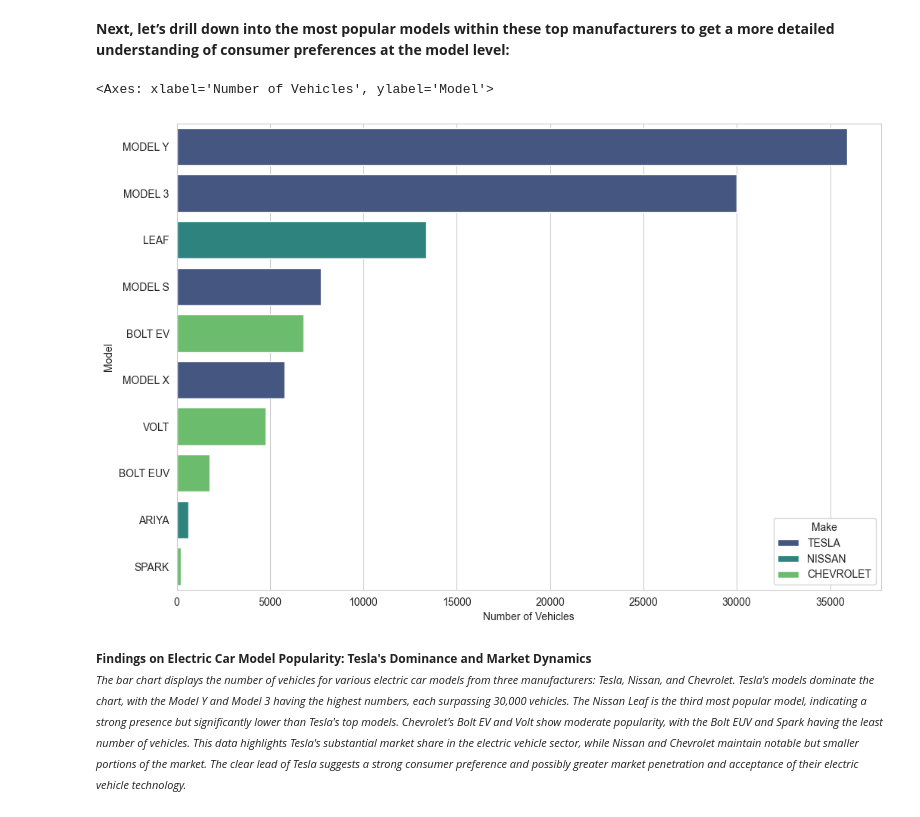
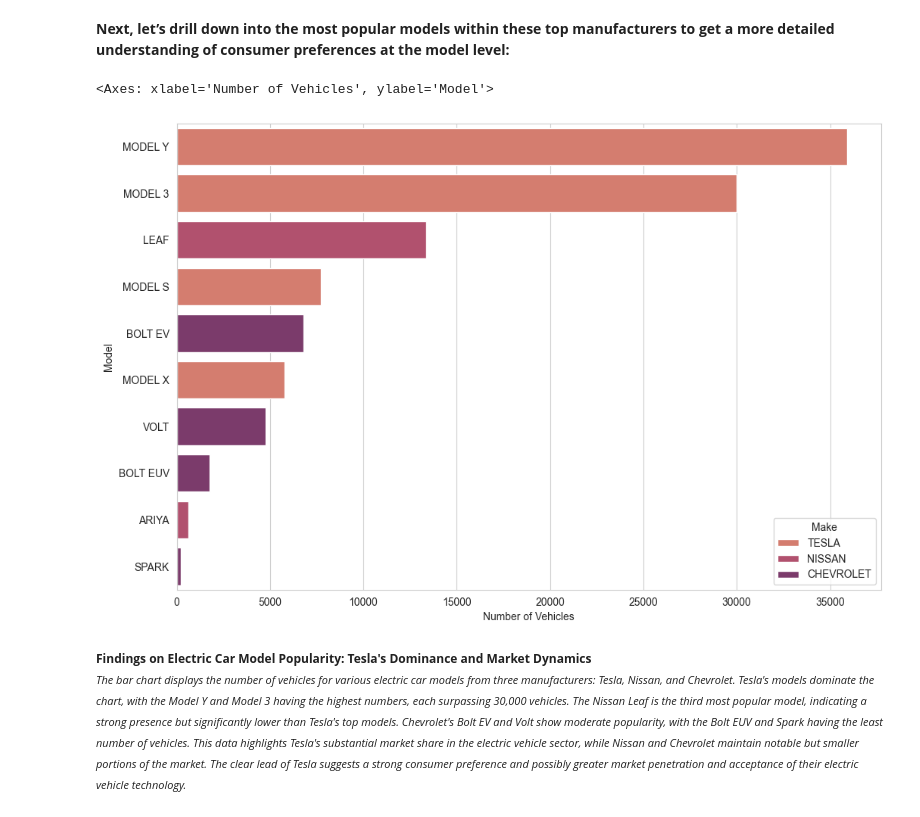
Before and after one commit to errosal/Electric-Vehicles-Market-Size-Analysis, a Jupyter notebook: EV-Market.ipynb, the cells around one changed output. Drawn from its saved outputs; the diff is of its cells as text; code cells hidden in the pictures.

```diff
--- a/EV-Market.ipynb
+++ b/EV-Market.ipynb
@@ -302,28 +302,28 @@ The bar plot depicting the top car manufacturers in terms of electric vehicle re
 # %%
 # Count the occurrences of each car maker and select the top 3
 car_makers = ev_data['Make'].value_counts().head(3).index
 
 # Filter the dataset to include only data for the top car makers
 sort_models_by_make = ev_data[ev_data['Make'].isin(car_makers)]
 
 # Group the data by car maker and model, and count the number of vehicles for each combination
 top_models = sort_models_by_make.groupby(['Make', 'Model']).size().sort_values(ascending=False).reset_index(name='Number of Vehicles')
 
 # Select the top 10 models by the number of vehicles registered
 top_models_10 = top_models.head(10)
 
 # Plotting
 plt.figure(figsize=(12,8))
 
 # Create a bar plot showing the top 10 models within the top car makers
 # x-axis: Number of vehicles
 # y-axis: Model
 # Hue: Car maker (to differentiate manufacturers)
 
-sns.barplot(x='Number of Vehicles', y='Model', hue='Make', data=top_models_10, palette="viridis")
+sns.barplot(x='Number of Vehicles', y='Model', hue='Make', data=top_models_10, palette="flare")
 # %% [output]
 <Axes: xlabel='Number of Vehicles', ylabel='Model'>
-[figure, old version]
+[figure, new version]
 # %% [markdown]
 
 <div style="font-size:12px;">
```
Also changed, not shown: parts of 2 cells of this notebook.
